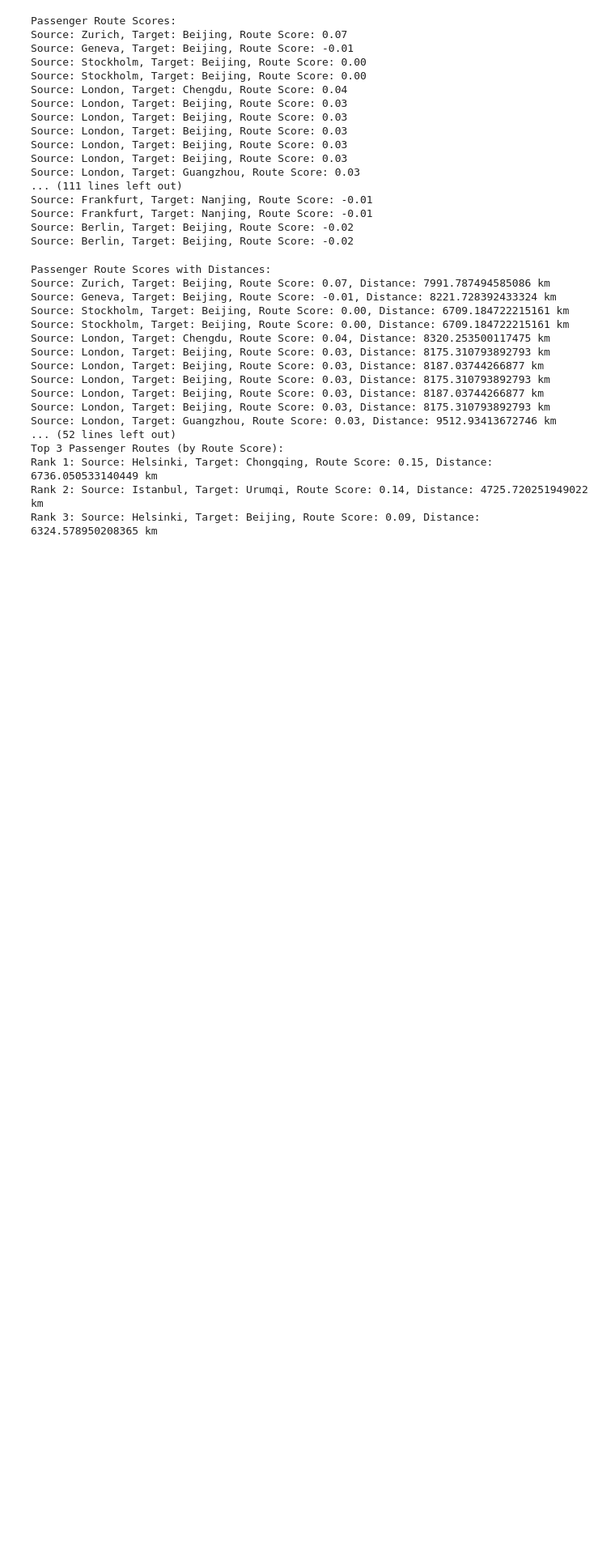
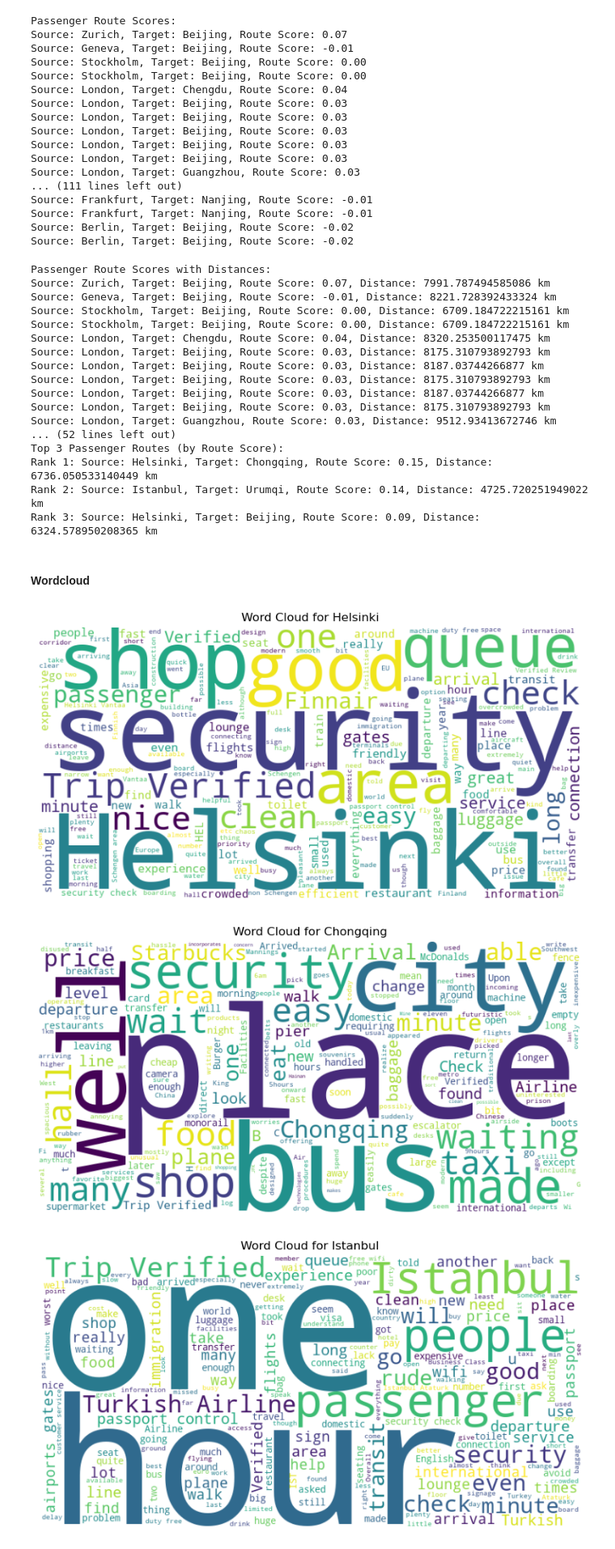
Before and after one commit to XIANALEE0508/02805-FP-G20, a Jupyter notebook: 02805 Final Projects.ipynb, the cells around one changed output. Shown at 81% size. Drawn from its saved outputs; the diff is of its cells as text; code cells hidden in the pictures; blank space fills up the shorter version.

```diff
--- a/02805 Final Projects.ipynb
+++ b/02805 Final Projects.ipynb
@@ -1581,3 +1632,55 @@ Top 3 Passenger Routes (by Route Score):
 Rank 1: Source: Helsinki, Target: Chongqing, Route Score: 0.15, Distance: 6736.050533140449 km
 Rank 2: Source: Istanbul, Target: Urumqi, Route Score: 0.14, Distance: 4725.720251949022 km
 Rank 3: Source: Helsinki, Target: Beijing, Route Score: 0.09, Distance: 6324.578950208365 km
+# %% [markdown]
+#### Wordcloud
+# %%
+from wordcloud import WordCloud, STOPWORDS
+import matplotlib.pyplot as plt
+import pandas as pd
+
+# 定义需要生成词云的城市
+target_cities = ["helsinki", "chongqing", "istanbul", "urumqi", "beijing"]
+
+# 创建一个空字典存储每个城市的评论内容
+city_reviews = {}
+
+# 预定义需要排除的词
+custom_stopwords = {"airport", "terminal", "flight", "time", "gate", "staff", "now"}
+
+# 读取每个城市的 CSV 文件，并将评论内容合并为一段文字
+for city in target_cities:
+    csv_file = f"{city}.csv"
+    try:
+        # 读取 CSV 文件
+        df = pd.read_csv(csv_file)
+        # 合并评论内容
+        combined_text = " ".join(df["Review Content"].dropna())
+        city_reviews[city] = combined_text
+    except FileNotFoundError:
+        print(f"文件 {csv_file} 未找到，跳过此城市。")
+    except Exception as e:
+        print(f"处理文件 {csv_file} 时发生错误: {e}")
+
+# 为每个城市生成词云
+for city, text in city_reviews.items():
+    if text.strip():  # 确保文本非空
+        # 创建词云，添加自定义的 stopwords
+        wordcloud = WordCloud(
+            width=800,
+            height=400,
+            background_color='white',
+            colormap='viridis',
+            stopwords=STOPWORDS.union(custom_stopwords)  # 加入自定义停用词
+        ).generate(text)
+
+        # 显示词云
+        plt.figure(figsize=(10, 5))
+        plt.title(f"Word Cloud for {city.capitalize()}")
+        plt.imshow(wordcloud, interpolation="bilinear")
+        plt.axis("off")
+        plt.show()
+# %% [output]
+[figure, added]
+[figure, added]
+[figure, added]
```
Also changed, not shown: parts of 6 cells of this notebook.
